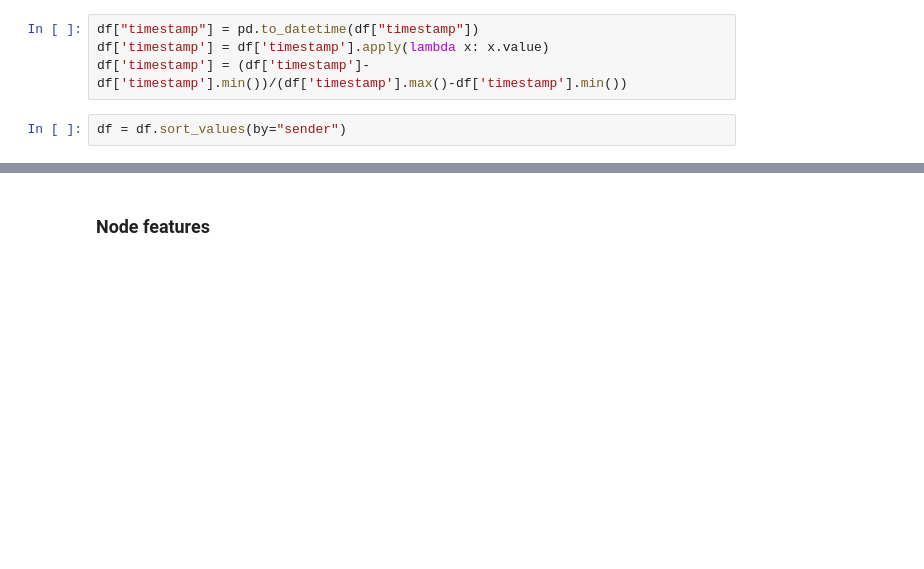
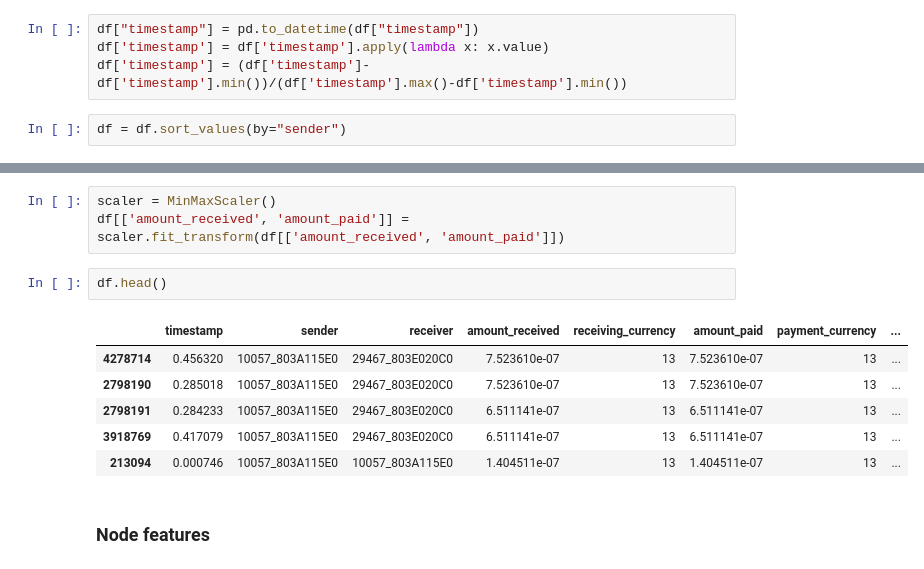
Before and after one commit to fernandocfbf/anti-money-laundering-analysis, a Jupyter notebook: machine_learning_model.ipynb, the cells around one changed output, grey strips where cells are left out. Saved outputs shown, nothing was run; the diff lists cells and outputs as text; blank space fills up the shorter version.

```diff
--- a/machine_learning_model.ipynb
+++ b/machine_learning_model.ipynb
@@ -56,3 +98,15 @@ df.head()
+# %%
+scaler = MinMaxScaler()
+df[['amount_received', 'amount_paid']] = scaler.fit_transform(df[['amount_received', 'amount_paid']])
+# %%
+df.head()
+# %% [output]
+|  | timestamp | sender | receiver | amount_received | receiving_currency | amount_paid | payment_currency | ... |
+| 4278714 | 0.456320 | 10057_803A115E0 | 29467_803E020C0 | 7.523610e-07 | 13 | 7.523610e-07 | 13 | ... |
+| 2798190 | 0.285018 | 10057_803A115E0 | 29467_803E020C0 | 7.523610e-07 | 13 | 7.523610e-07 | 13 | ... |
+| 2798191 | 0.284233 | 10057_803A115E0 | 29467_803E020C0 | 6.511141e-07 | 13 | 6.511141e-07 | 13 | ... |
+| 3918769 | 0.417079 | 10057_803A115E0 | 29467_803E020C0 | 6.511141e-07 | 13 | 6.511141e-07 | 13 | ... |
+| 213094 | 0.000746 | 10057_803A115E0 | 10057_803A115E0 | 1.404511e-07 | 13 | 1.404511e-07 | 13 | ... |
 # %% [markdown]
 ### Node features
 # %%
```
Also changed, not shown: parts of 15 cells of this notebook, 2 other files.
